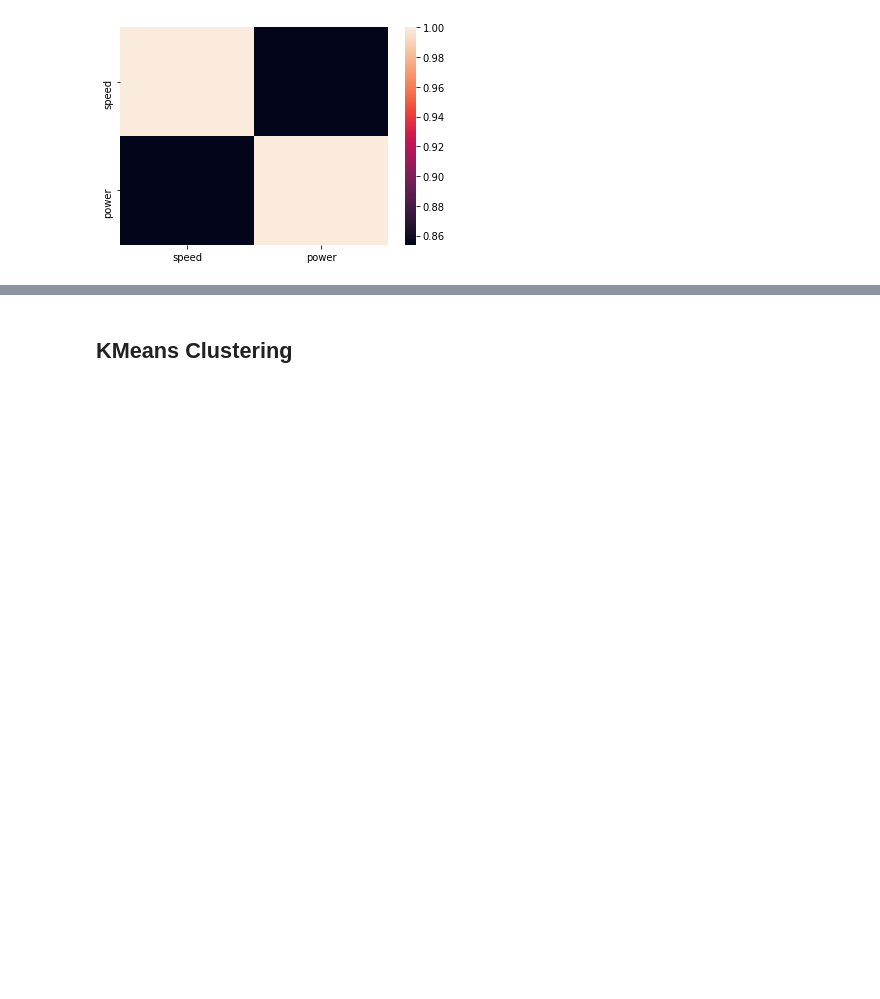
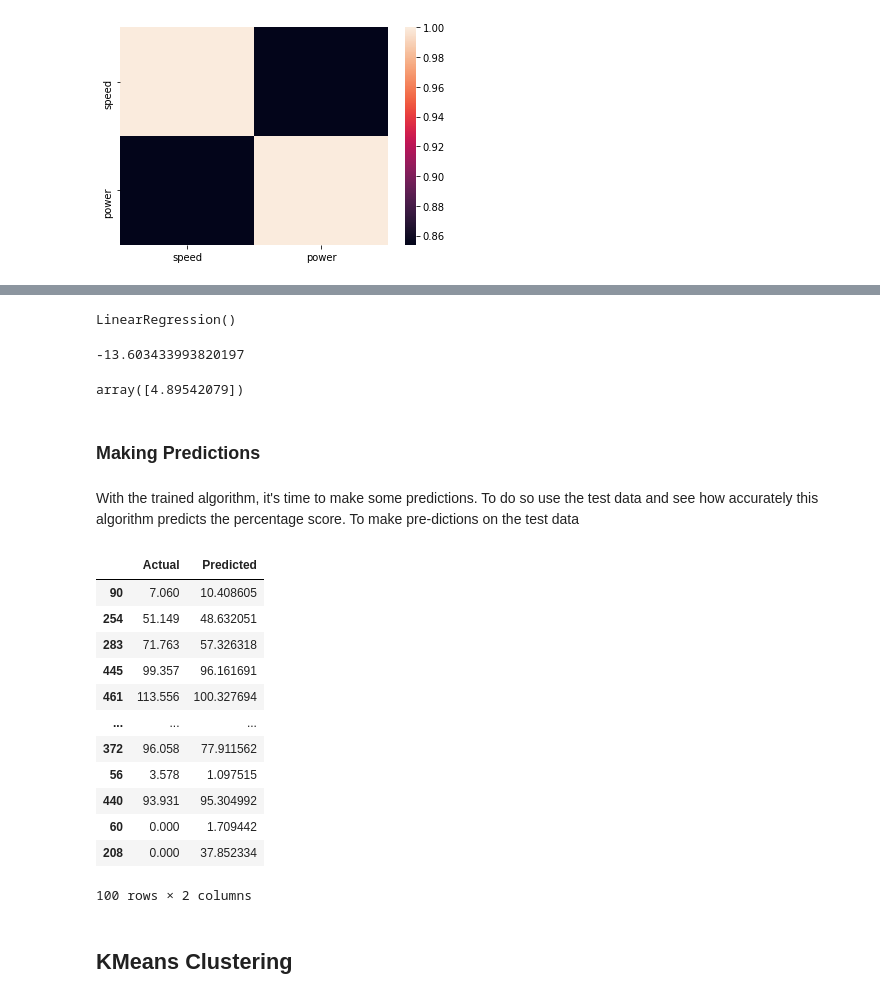
Before and after one commit to neadie/machine_learning_and_stats_project, a Jupyter notebook: MachineLearningAndStatsProject.ipynb, the cells around one changed output, grey strips where cells are left out. Drawn from its saved outputs; the diff is of its cells as text; code cells hidden in the pictures; blank space fills up the shorter version.

```diff
--- a/MachineLearningAndStatsProject.ipynb
+++ b/MachineLearningAndStatsProject.ipynb
@@ -76,0 +131,2 @@ sns.heatmap(correlations)
+# %%
+X_train, X_test, y_train, y_test = train_test_split(df[['speed']], df['power'], test_size=0.2, random_state=0)
@@ -76,0 +135,36 @@ sns.heatmap(correlations)
+# %%
+regressor = LinearRegression()
+regressor.fit(X_train, y_train)
+# %% [output]
+LinearRegression()
+# %%
+regressor.intercept_
+# %% [output]
+-13.603433993820197
+# %%
+regressor.coef_
+# %% [output]
+array([4.89542079])
+# %% [markdown]
+### Making Predictions
+# %% [markdown]
+With the trained  algorithm, it's time to make some predictions. To do so use the test data and see how accurately this algorithm predicts the percentage score. To make pre-dictions on the test data
+# %%
+y_pred = regressor.predict(X_test)
+# %%
+df_diff = pd.DataFrame({'Actual': y_test, 'Predicted': y_pred})
+df_diff
+# %% [output]
+|  | Actual | Predicted |
+| 90 | 7.060 | 10.408605 |
+| 254 | 51.149 | 48.632051 |
+| 283 | 71.763 | 57.326318 |
+| 445 | 99.357 | 96.161691 |
+| 461 | 113.556 | 100.327694 |
+| ... | ... | ... |
+| 372 | 96.058 | 77.911562 |
+| 56 | 3.578 | 1.097515 |
+| 440 | 93.931 | 95.304992 |
+| 60 | 0.000 | 1.709442 |
+| 208 | 0.000 | 37.852334 |
+100 rows × 2 columns
```
Also changed, not shown: parts of 13 cells of this notebook, 1 other file.
